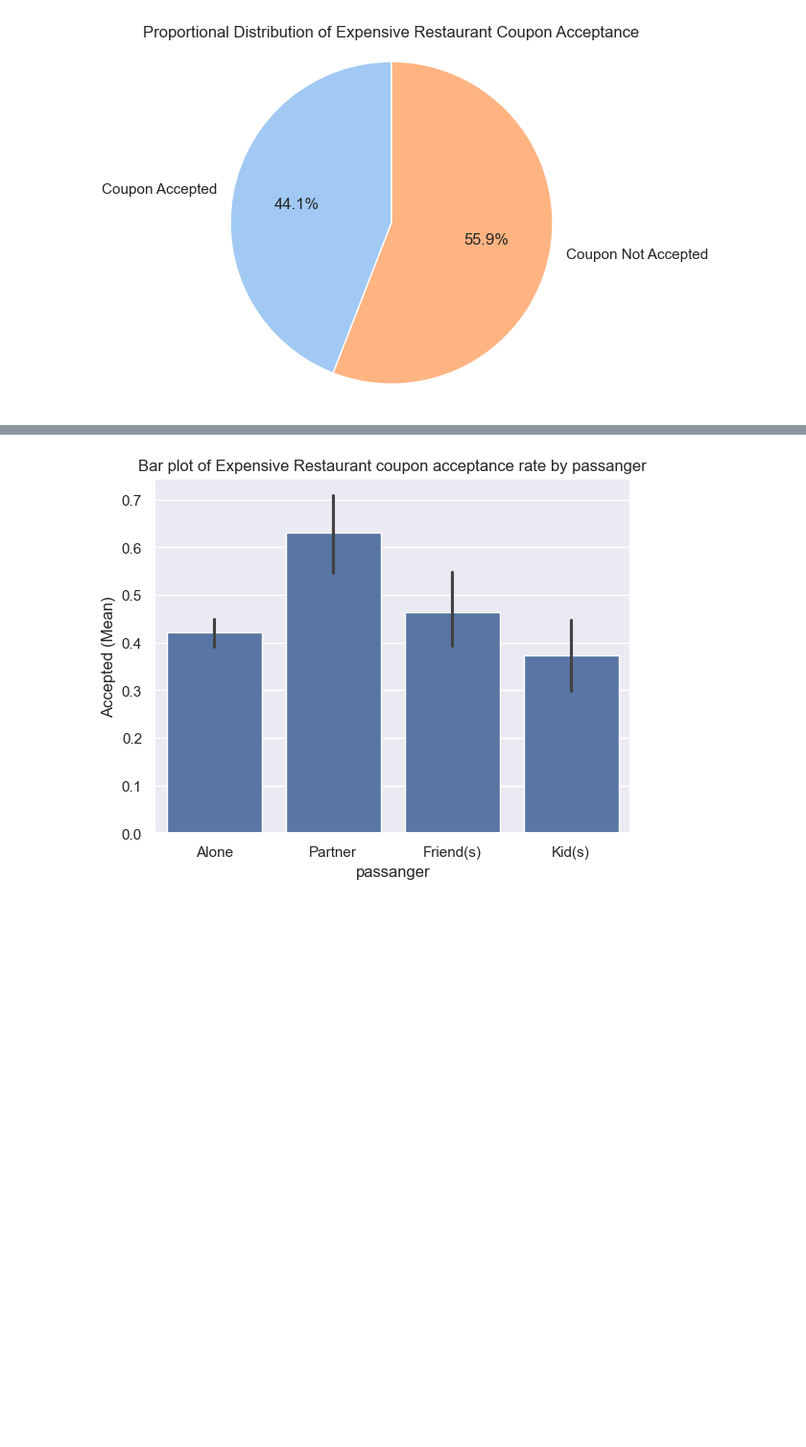
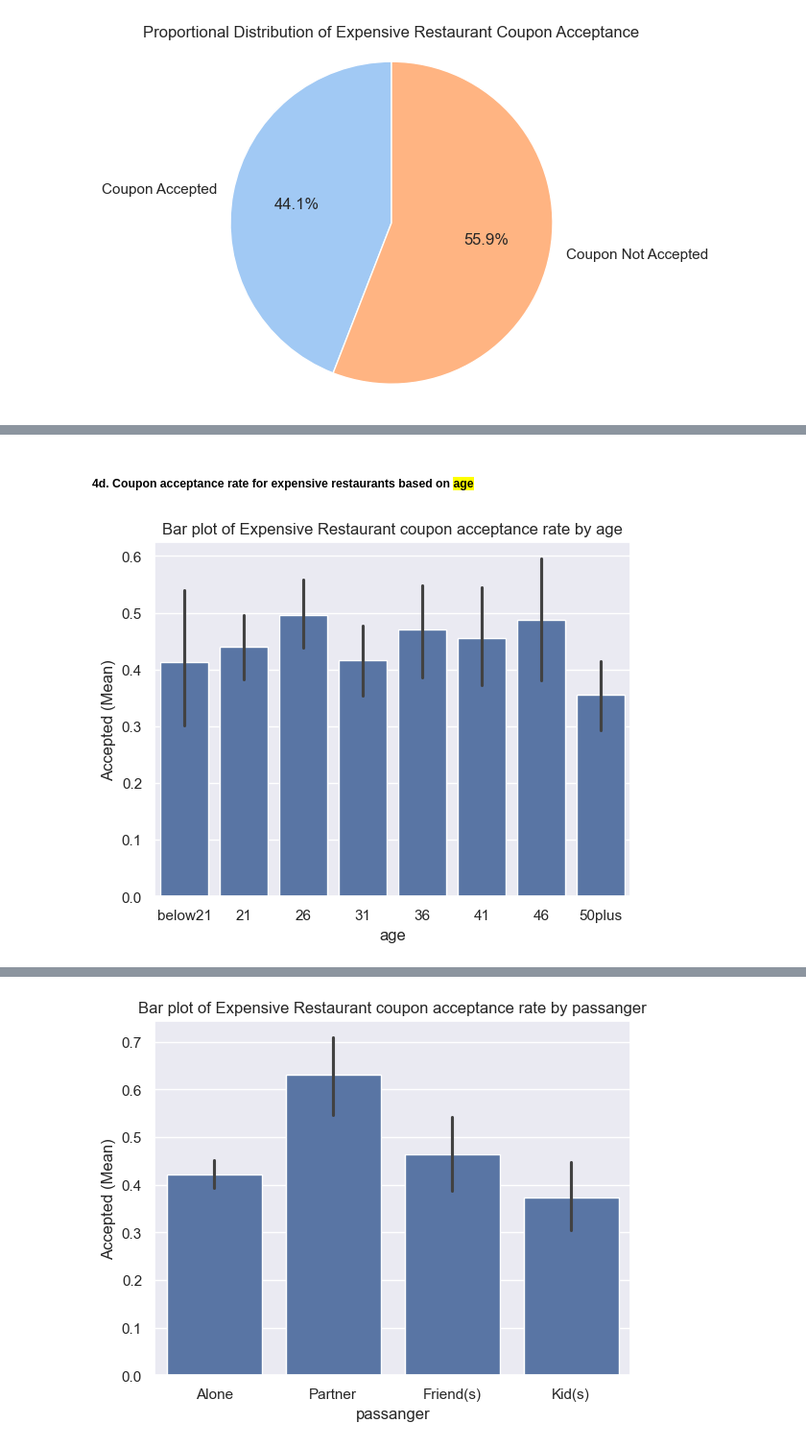
Before and after one commit to amanbhardwaj/coupon-acceptance, a Jupyter notebook: prompt.ipynb, the cells around one changed output, grey strips where cells are left out. Shown at 96% size. Cells and saved outputs as stored; diff of their text form; code cells hidden in the pictures; blank space fills up the shorter version.

```diff
--- a/prompt.ipynb
+++ b/prompt.ipynb
@@ -472,0 +512,12 @@ plt.show()
+# %% [markdown]
+<h5>4d. Coupon acceptance rate for expensive restaurants based on <mark>age</mark></h5>
+# %%
+# Bar plot of Expensive Restaurant coupon acceptance rate by age
+# Unique values of age: ['21' '46' '26' '31' '41' '50plus' '36' 'below21']
+desired_order = ['below21', '21', '26', '31', '36', '41', '46', '50plus']
+ax = sns.barplot(data=df_restaurant50, x='age', y ='Y', order = desired_order)
+ax.set_title("Bar plot of Expensive Restaurant coupon acceptance rate by age")
+ax.set_ylabel("Accepted (Mean)")
+plt.show()
+# %% [output]
+[figure, added]
```
Also changed, not shown: parts of 27 cells of this notebook, 1 other file.
